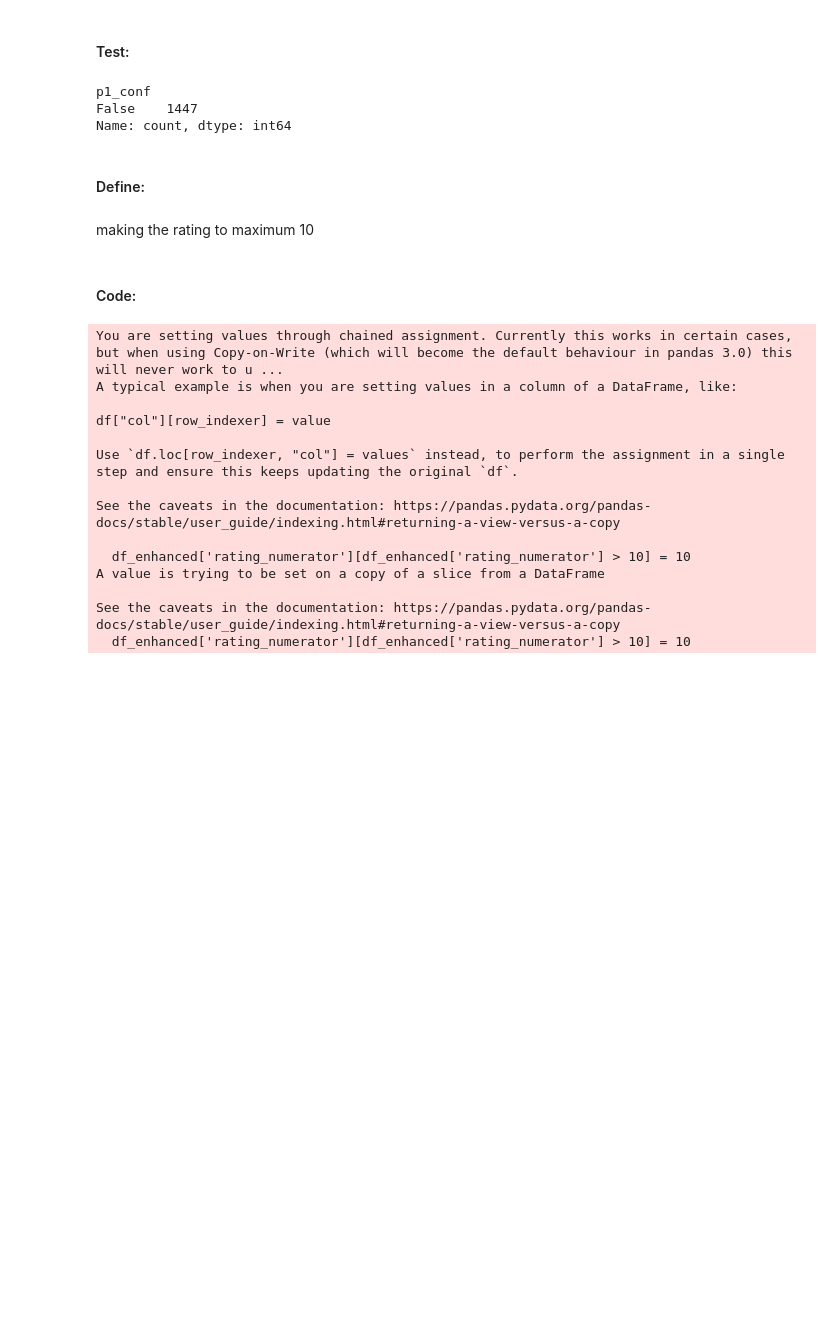
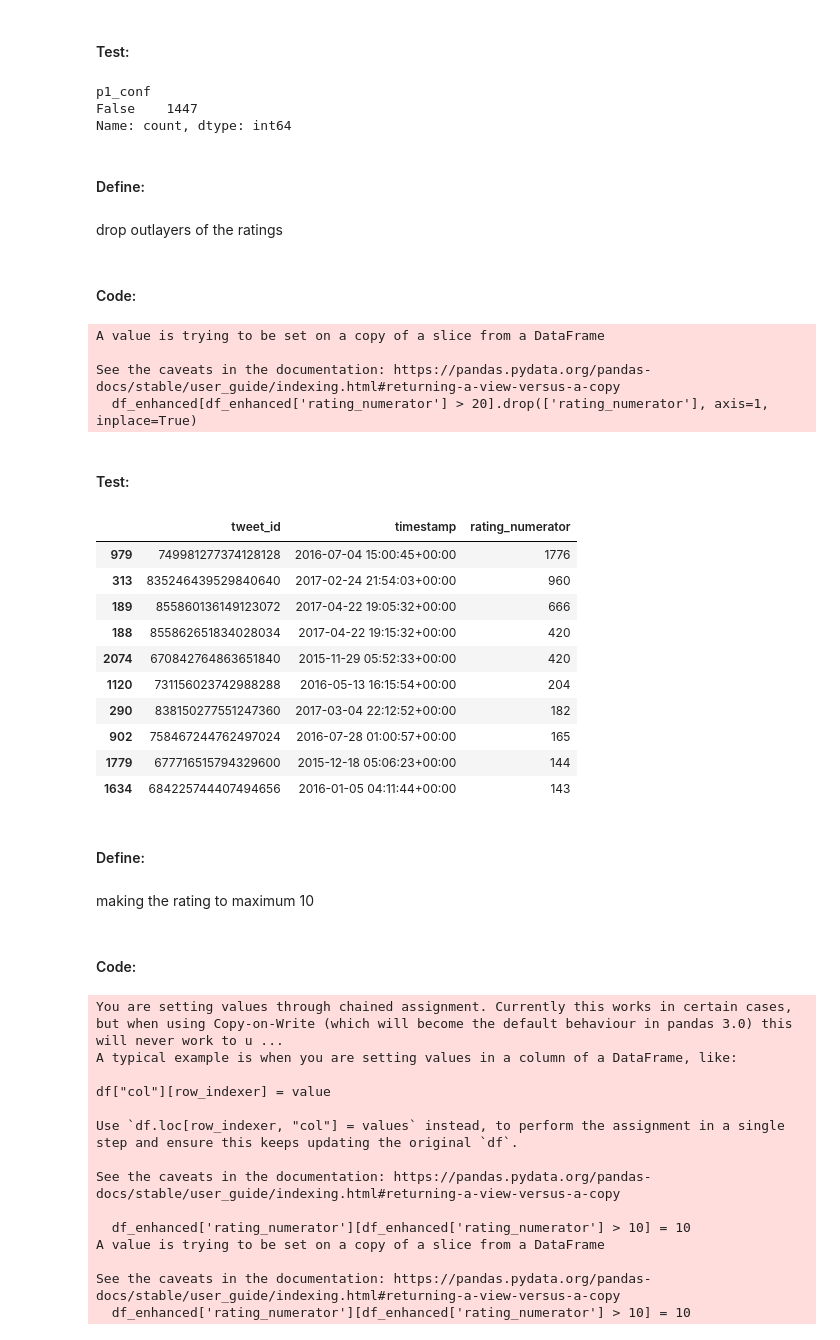
Before and after one commit to OYoussif18/deci_project, a Jupyter notebook: wrangle_act.ipynb, the cells around one changed output. Saved outputs shown, nothing was run; the diff lists cells and outputs as text; code cells hidden in the pictures; blank space fills up the shorter version.

```diff
--- a/wrangle_act.ipynb
+++ b/wrangle_act.ipynb
@@ -272,6 +272,36 @@ False    1447
 Name: count, dtype: int64
 # %% [markdown]
 #### Define:
+# %% [markdown]
+drop outlayers of the ratings
+# %% [markdown]
+#### Code:
+# %%
+df_enhanced[df_enhanced['rating_numerator'] > 20].drop(['rating_numerator'], axis=1, inplace=True)
+# %% [output]
+A value is trying to be set on a copy of a slice from a DataFrame
+
+See the caveats in the documentation: https://pandas.pydata.org/pandas-docs/stable/user_guide/indexing.html#returning-a-view-versus-a-copy
+  df_enhanced[df_enhanced['rating_numerator'] > 20].drop(['rating_numerator'], axis=1, inplace=True)
+# %% [markdown]
+#### Test:
+# %%
+sorted_df_enhanced = df_enhanced.sort_values(by='rating_numerator', ascending=False)
+sorted_df_enhanced.head(10)
+# %% [output]
+|  | tweet_id | timestamp | rating_numerator |
+| 979 | 749981277374128128 | 2016-07-04 15:00:45+00:00 | 1776 |
+| 313 | 835246439529840640 | 2017-02-24 21:54:03+00:00 | 960 |
+| 189 | 855860136149123072 | 2017-04-22 19:05:32+00:00 | 666 |
+| 188 | 855862651834028034 | 2017-04-22 19:15:32+00:00 | 420 |
+| 2074 | 670842764863651840 | 2015-11-29 05:52:33+00:00 | 420 |
+| 1120 | 731156023742988288 | 2016-05-13 16:15:54+00:00 | 204 |
+| 290 | 838150277551247360 | 2017-03-04 22:12:52+00:00 | 182 |
+| 902 | 758467244762497024 | 2016-07-28 01:00:57+00:00 | 165 |
+| 1779 | 677716515794329600 | 2015-12-18 05:06:23+00:00 | 144 |
+| 1634 | 684225744407494656 | 2016-01-05 04:11:44+00:00 | 143 |
+# %% [markdown]
+#### Define:
 # %% [markdown]
 making the rating to maximum 10
 # %% [markdown]
```
